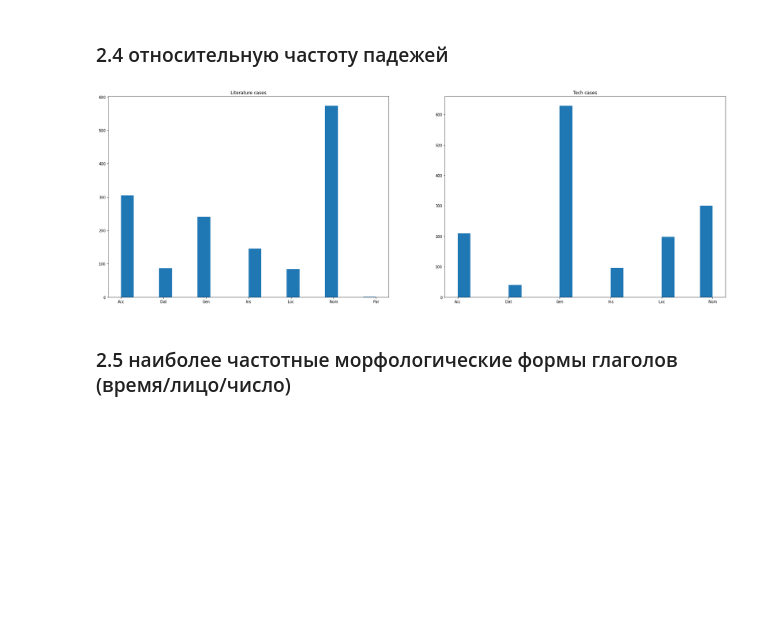
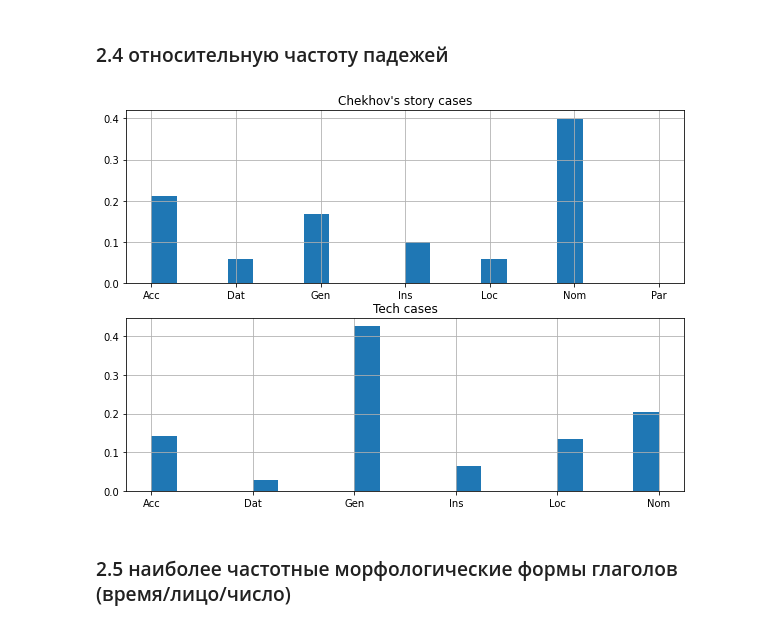
Before and after one commit to dkagramanyan/comp_ling, a Jupyter notebook: hw1/hw1.ipynb, the cells around one changed output. Saved outputs shown, nothing was run; the diff lists cells and outputs as text; code cells hidden in the pictures; blank space fills up the shorter version.

```diff
--- a/hw1/hw1.ipynb
+++ b/hw1/hw1.ipynb
@@ -17,7 +17,7 @@ text_tech=open('tech.txt','r',encoding='utf-8').readlines()[0]
 ### 1.1 общее число словоупотреблений
 # %%
 text='То вернувшийся и встревоженный муж искал по деревне свою жену. А с огородов слышался в это время несдерживаемый смех: жена забылась, опьянела и счастием нескольких часов старалась наверстать ожидавшую ее назавтра муку.'
-doc = Doc(text_litr)
+doc = Doc(text_tech)
 
 doc.segment(segmenter)
 doc.tag_morph(morph_tagger)
@@ -157,31 +165,37 @@ plt.show()
 # %%
 case_litr=[]
 for sent in doc_litr.sents:
     for token in sent.morph.tokens:
             case=token.feats.get('Case')
             if case is not None:
                 case_litr.append(token.feats.get('Case'))
 
 case_tech=[]
 for sent in doc_tech.sents:
     for token in sent.morph.tokens:
             case=token.feats.get('Case')
             if case is not None:
                 case_tech.append(token.feats.get('Case'))
 
 case_litr=np.sort(case_litr)
 case_tech=np.sort(case_tech)
 
+weights_litr = np.ones_like(case_litr,dtype=np.float32)/len(case_litr)
+weights_tech = np.ones_like(case_tech,dtype=np.float32)/len(case_tech)
 
-fig,axes=plt.subplots(nrows=1,ncols=2,figsize=(30,10))
-axes[0].hist(case_litr,bins=20)
-axes[0].set_title('Literature cases')
-axes[1].hist(case_tech,bins=20)
+fig,axes=plt.subplots(nrows=2,ncols=1,figsize=(10,7))
+axes[0].hist(case_litr,bins=20,weights=weights_litr)
+axes[0].set_title('Сhekhov\'s story cases')
+axes[0].grid(True)
+
+axes[1].hist(case_tech,bins=20,weights=weights_tech)
 axes[1].set_title('Tech cases')
+axes[1].grid(True)
 
+plt.savefig('24.png')
 plt.show()
 # %% [output]
-[figure, old version]
+[figure, new version]
 # %% [markdown]
 ### 2.5 наиболее частотные морфологические формы глаголов (время/лицо/число)
 # %%
```
Also changed, not shown: parts of 9 cells of this notebook.
